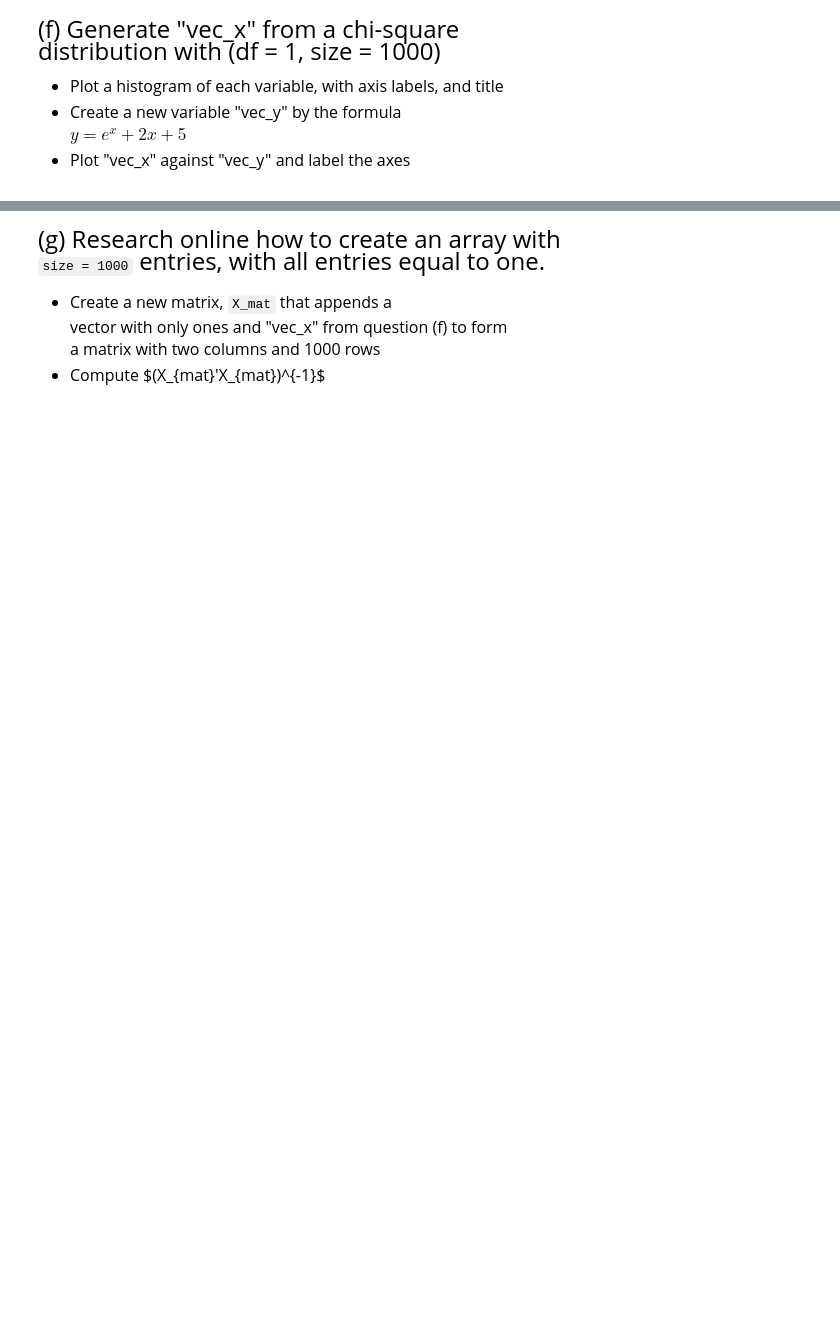
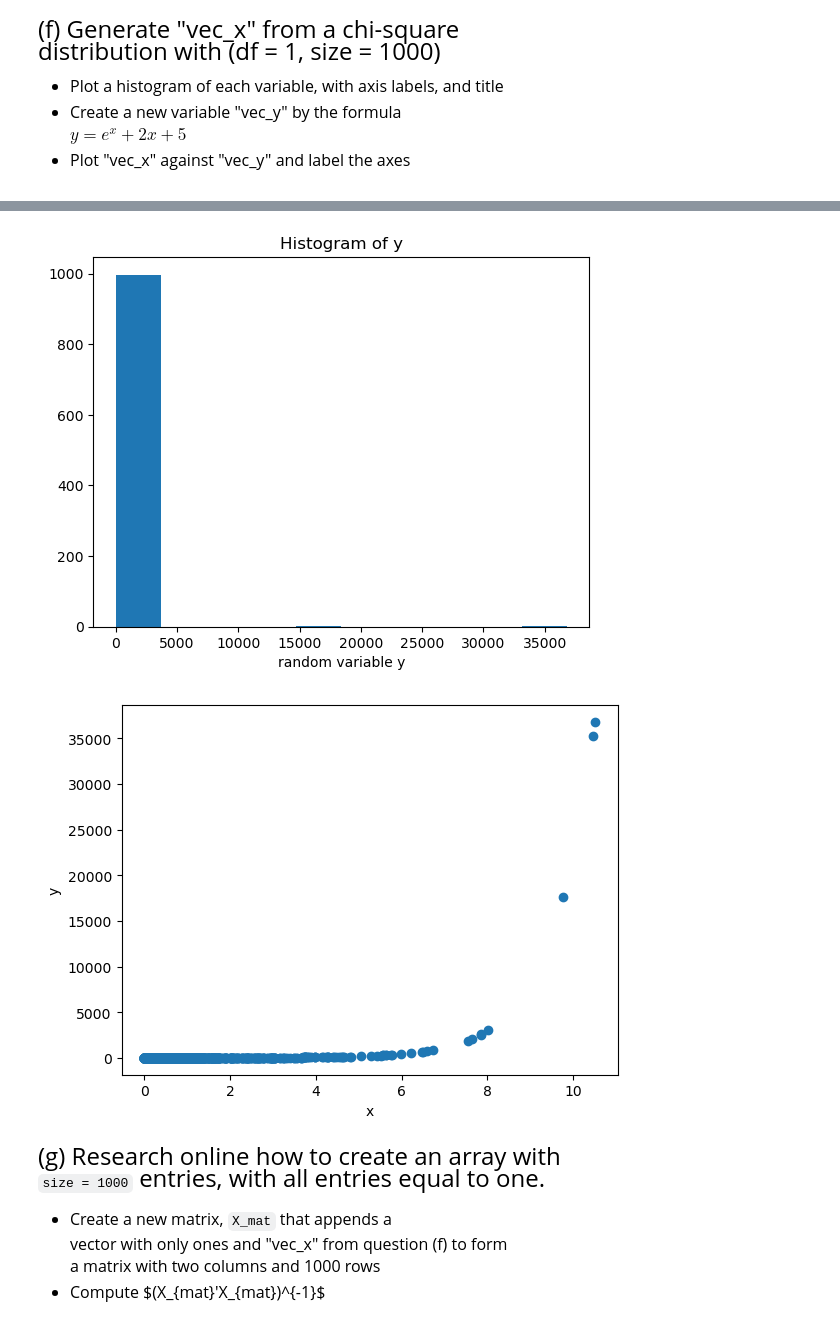
Before and after one commit to zwangemory/qtm530fall2024, a Jupyter notebook: Lecture 01/Lecture 1 - Exercises.ipynb, the cells around one changed output, grey strips where cells are left out. Cells and saved outputs as stored; diff of their text form; code cells hidden in the pictures; blank space fills up the shorter version.

```diff
--- a/Lecture 01/Lecture 1 - Exercises.ipynb
+++ b/Lecture 01/Lecture 1 - Exercises.ipynb
@@ -183,3 +246,22 @@ $ y = e^x + 2x + 5$
+# %%
+vec_y = np.exp(1)** vec_x + 2*vec_x + 5
+
+
+plt.hist(x= vec_y, bins = 10)
+plt.xlabel("random variable y")
+plt.title("Histogram of y")
+
+plt.show()
+
+
+
+plt.scatter(x=vec_x, y= vec_y)
+plt.xlabel("x")
+plt.ylabel("y")
+plt.show()
+# %% [output]
+[figure, added]
+[figure, added]
 # %% [markdown]
 <font size = "5">
 
```
Also changed, not shown: parts of 11 cells of this notebook, 5 other files.
